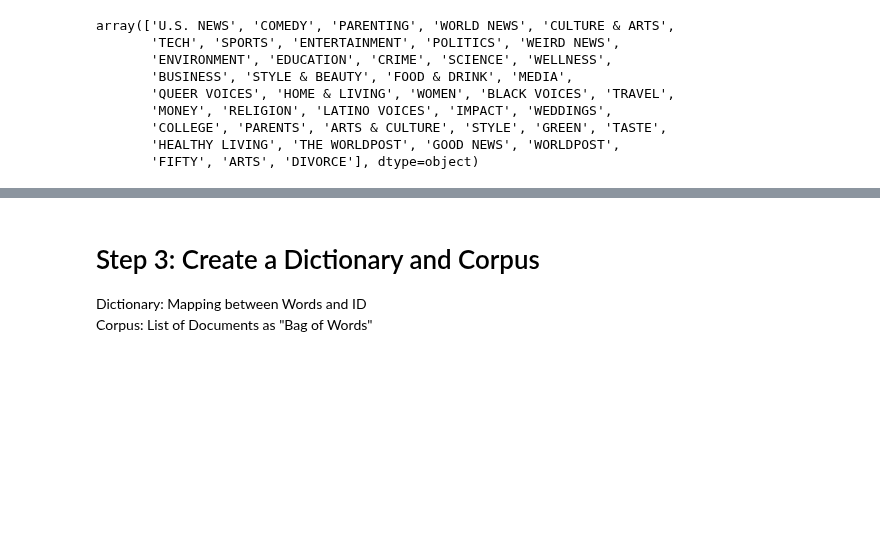
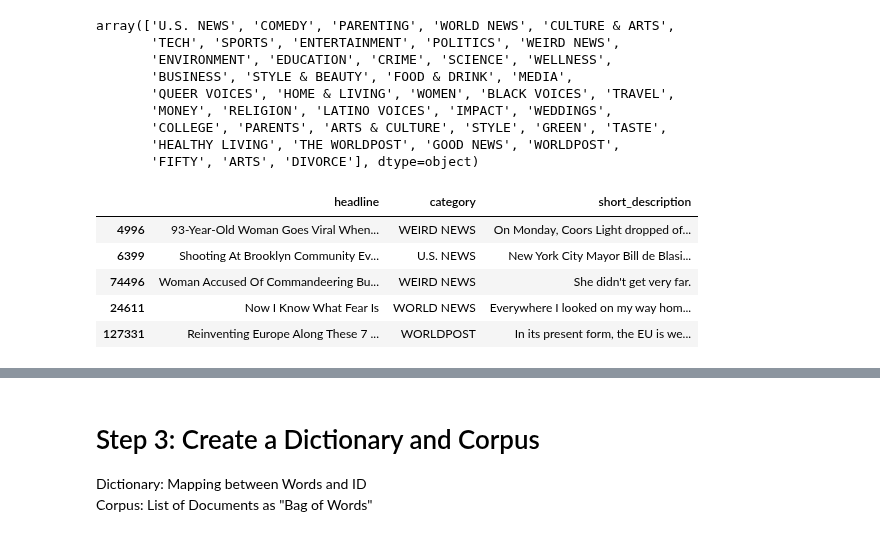
Before and after one commit to NiklasElsaesser/bug-free-fishstick, a Jupyter notebook: Simple_LDA.ipynb, the cells around one changed output, grey strips where cells are left out. Drawn from its saved outputs; the diff is of its cells as text; code cells hidden in the pictures; blank space fills up the shorter version.

```diff
--- a/Simple_LDA.ipynb
+++ b/Simple_LDA.ipynb
@@ -99,4 +98,11 @@ array(['U.S. NEWS', 'COMEDY', 'PARENTING', 'WORLD NEWS', 'CULTURE & ARTS',
        'HEALTHY LIVING', 'THE WORLDPOST', 'GOOD NEWS', 'WORLDPOST',
        'FIFTY', 'ARTS', 'DIVORCE'], dtype=object)
 # %%
-bad_sample_df = df[df["category"].isin(["U.S. NEWS", "WORLD NEWS", "WEIRD NEWS", "THE WORLDPOST", "WORLDPOST"])]
+df[df["category"].isin(["U.S. NEWS", "WORLD NEWS", "WEIRD NEWS", "THE WORLDPOST", "WORLDPOST"])].sample(5, random_state=0)
+# %% [output]
+|  | headline | category | short_description |
+| 4996 | 93-Year-Old Woman Goes Viral When... | WEIRD NEWS | On Monday, Coors Light dropped of... |
+| 6399 | Shooting At Brooklyn Community Ev... | U.S. NEWS | New York City Mayor Bill de Blasi... |
+| 74496 | Woman Accused Of Commandeering Bu... | WEIRD NEWS | She didn't get very far. |
+| 24611 | Now I Know What Fear Is | WORLD NEWS | Everywhere I looked on my way hom... |
+| 127331 | Reinventing Europe Along These 7 ... | WORLDPOST | In its present form, the EU is we... |
```
Also changed, not shown: parts of 28 cells of this notebook, 1 other file.
